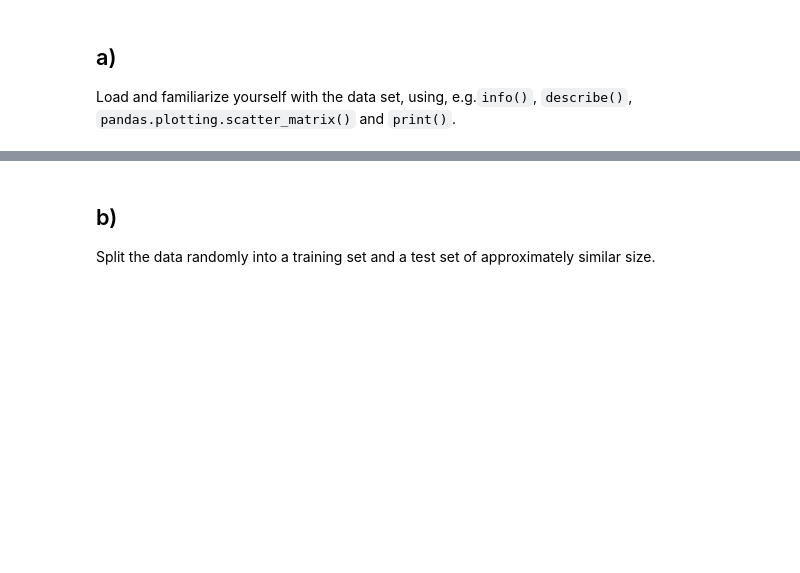
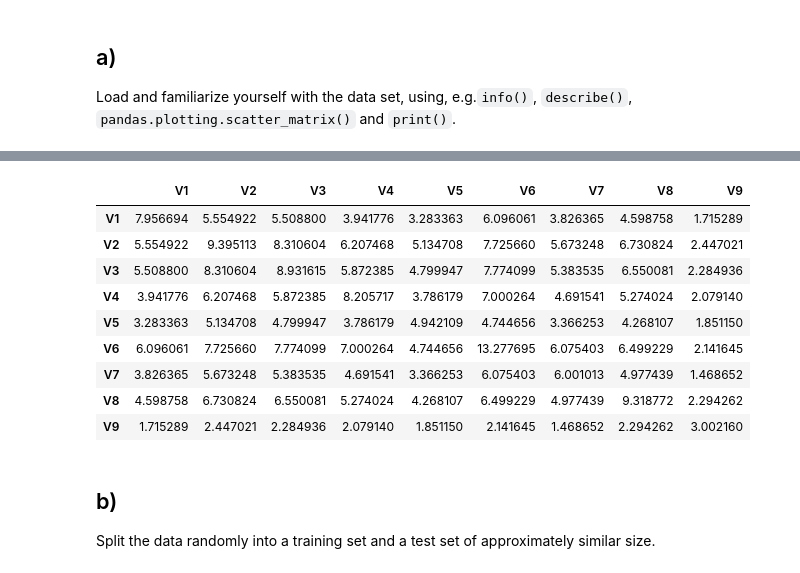
Before and after one commit to dai9u9r3jTienOofwm/ML_practice, a Jupyter notebook: sml_session_4.ipynb, the cells around one changed output, grey strips where cells are left out. Drawn from its saved outputs; the diff is of its cells as text; code cells hidden in the pictures; blank space fills up the shorter version.

```diff
--- a/sml_session_4.ipynb
+++ b/sml_session_4.ipynb
@@ -43,3 +74,16 @@ biopsy = pd.read_csv(url, na_values='?', dtype={'ID': str}).dropna().reset_index
+# %%
+biopsy[['V1','V2','V3','V4','V5','V6','V7','V8','V9']].cov()
+# %% [output]
+|  | V1 | V2 | V3 | V4 | V5 | V6 | V7 | V8 | V9 |
+| V1 | 7.956694 | 5.554922 | 5.508800 | 3.941776 | 3.283363 | 6.096061 | 3.826365 | 4.598758 | 1.715289 |
+| V2 | 5.554922 | 9.395113 | 8.310604 | 6.207468 | 5.134708 | 7.725660 | 5.673248 | 6.730824 | 2.447021 |
+| V3 | 5.508800 | 8.310604 | 8.931615 | 5.872385 | 4.799947 | 7.774099 | 5.383535 | 6.550081 | 2.284936 |
+| V4 | 3.941776 | 6.207468 | 5.872385 | 8.205717 | 3.786179 | 7.000264 | 4.691541 | 5.274024 | 2.079140 |
+| V5 | 3.283363 | 5.134708 | 4.799947 | 3.786179 | 4.942109 | 4.744656 | 3.366253 | 4.268107 | 1.851150 |
+| V6 | 6.096061 | 7.725660 | 7.774099 | 7.000264 | 4.744656 | 13.277695 | 6.075403 | 6.499229 | 2.141645 |
+| V7 | 3.826365 | 5.673248 | 5.383535 | 4.691541 | 3.366253 | 6.075403 | 6.001013 | 4.977439 | 1.468652 |
+| V8 | 4.598758 | 6.730824 | 6.550081 | 5.274024 | 4.268107 | 6.499229 | 4.977439 | 9.318772 | 2.294262 |
+| V9 | 1.715289 | 2.447021 | 2.284936 | 2.079140 | 1.851150 | 2.141645 | 1.468652 | 2.294262 | 3.002160 |
 # %% [markdown]
 ## b)
 Split the data randomly into a training set and a test set of approximately similar size.
```
Also changed, not shown: parts of 5 cells of this notebook.
